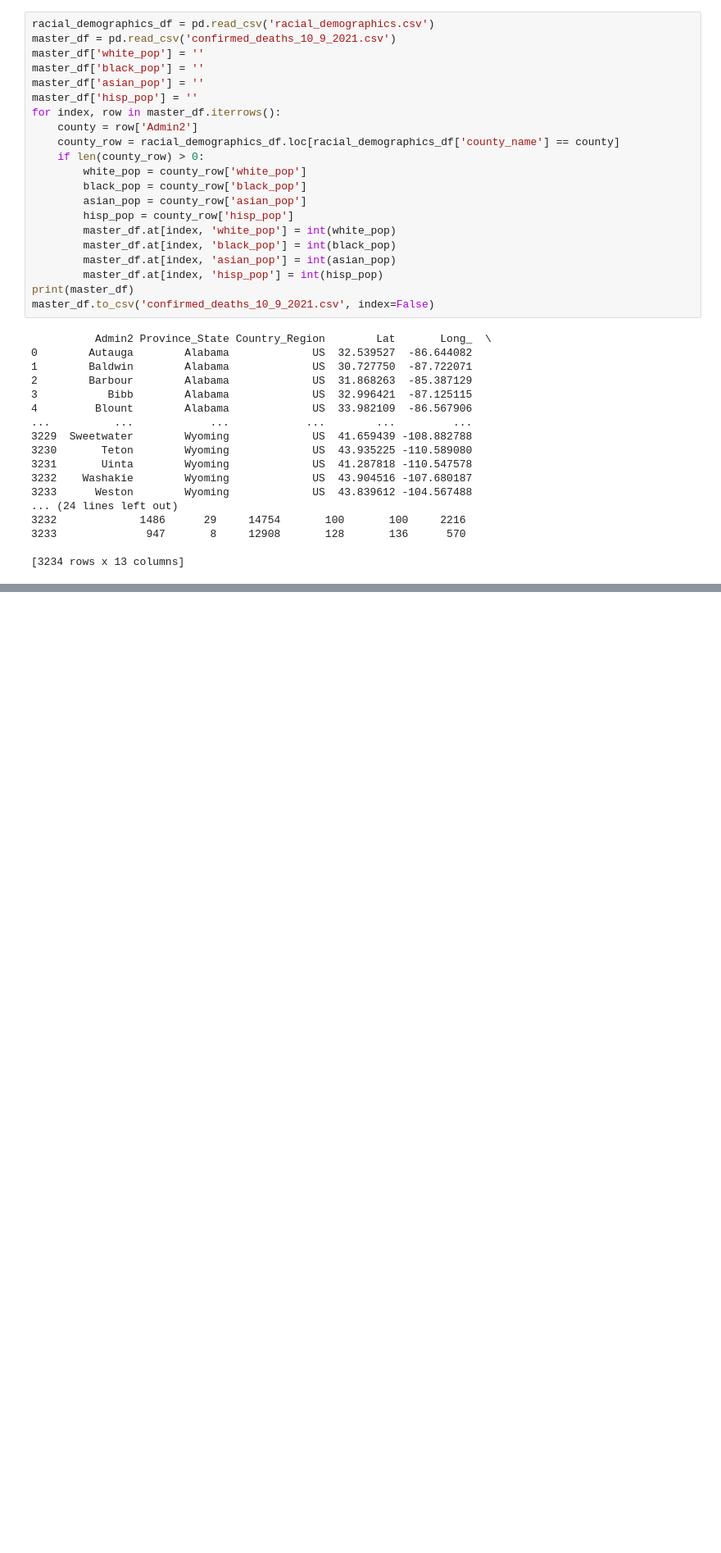
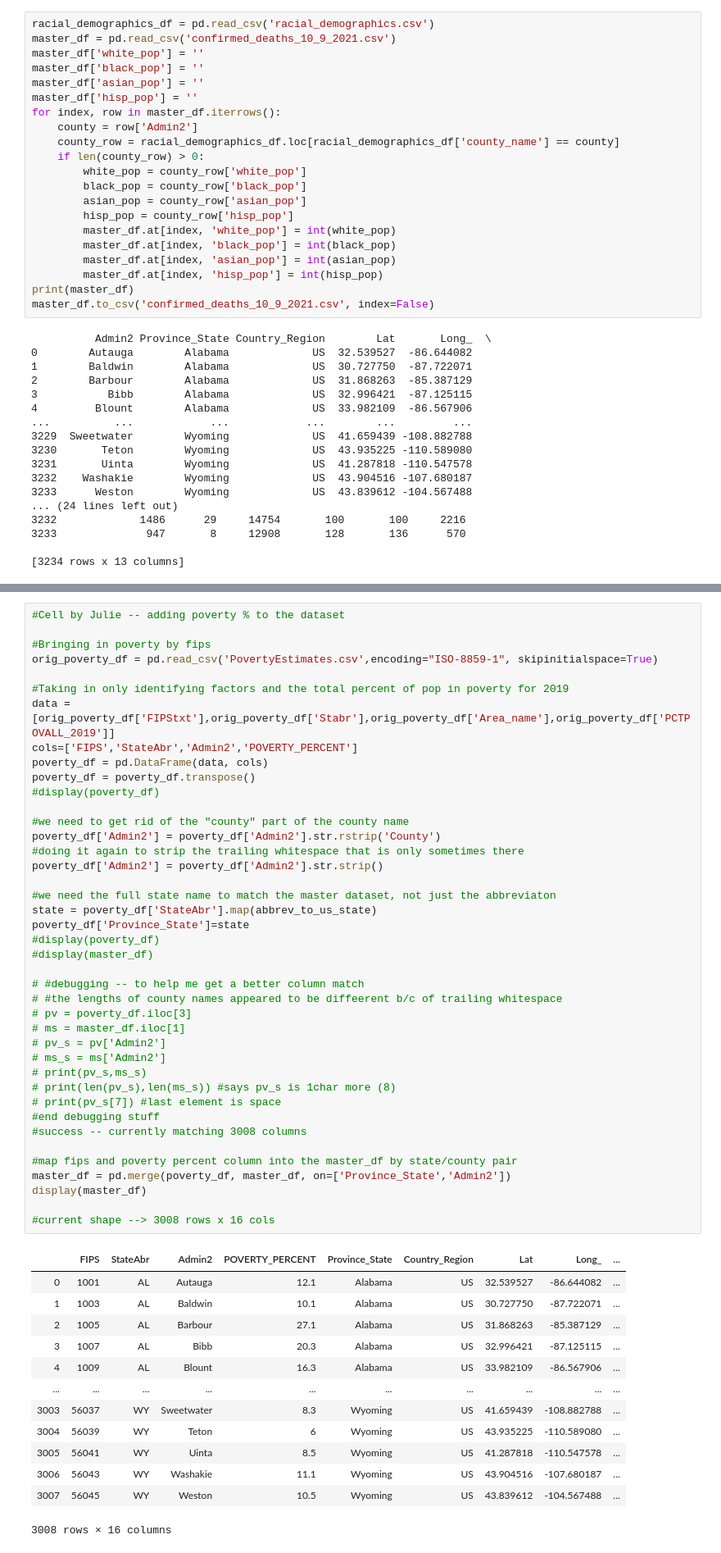
Before and after one commit to henrytan2/ML-Project, a Jupyter notebook: FinalProject.ipynb, the cells around one changed output, grey strips where cells are left out. Shown at 82% size. Drawn from its saved outputs; the diff is of its cells as text; blank space fills up the shorter version.

```diff
--- a/FinalProject.ipynb
+++ b/FinalProject.ipynb
@@ -128,0 +218,55 @@ master_df.to_csv('confirmed_deaths_10_9_2021.csv', index=False)
+# %%
+#Cell by Julie -- adding poverty % to the dataset
+
+#Bringing in poverty by fips
+orig_poverty_df = pd.read_csv('PovertyEstimates.csv',encoding="ISO-8859-1", skipinitialspace=True)
+
+#Taking in only identifying factors and the total percent of pop in poverty for 2019
+data = [orig_poverty_df['FIPStxt'],orig_poverty_df['Stabr'],orig_poverty_df['Area_name'],orig_poverty_df['PCTPOVALL_2019']]
+cols=['FIPS','StateAbr','Admin2','POVERTY_PERCENT']
+poverty_df = pd.DataFrame(data, cols)
+poverty_df = poverty_df.transpose()
+#display(poverty_df)
+
+#we need to get rid of the "county" part of the county name
+poverty_df['Admin2'] = poverty_df['Admin2'].str.rstrip('County')
+#doing it again to strip the trailing whitespace that is only sometimes there
+poverty_df['Admin2'] = poverty_df['Admin2'].str.strip()
+
+#we need the full state name to match the master dataset, not just the abbreviaton
+state = poverty_df['StateAbr'].map(abbrev_to_us_state)
+poverty_df['Province_State']=state
+#display(poverty_df)
+#display(master_df)
+
+# #debugging -- to help me get a better column match
+# #the lengths of county names appeared to be diffeerent b/c of trailing whitespace
+# pv = poverty_df.iloc[3]
+# ms = master_df.iloc[1]
+# pv_s = pv['Admin2']
+# ms_s = ms['Admin2']
+# print(pv_s,ms_s)
+# print(len(pv_s),len(ms_s)) #says pv_s is 1char more (8)
+# print(pv_s[7]) #last element is space
+#end debugging stuff
+#success -- currently matching 3008 columns
+
+#map fips and poverty percent column into the master_df by state/county pair
+master_df = pd.merge(poverty_df, master_df, on=['Province_State','Admin2'])
+display(master_df)
+
+#current shape --> 3008 rows x 16 cols
+# %% [output]
+|  | FIPS | StateAbr | Admin2 | POVERTY_PERCENT | Province_State | Country_Region | Lat | Long_ | ... |
+| 0 | 1001 | AL | Autauga | 12.1 | Alabama | US | 32.539527 | -86.644082 | ... |
+| 1 | 1003 | AL | Baldwin | 10.1 | Alabama | US | 30.727750 | -87.722071 | ... |
+| 2 | 1005 | AL | Barbour | 27.1 | Alabama | US | 31.868263 | -85.387129 | ... |
+| 3 | 1007 | AL | Bibb | 20.3 | Alabama | US | 32.996421 | -87.125115 | ... |
+| 4 | 1009 | AL | Blount | 16.3 | Alabama | US | 33.982109 | -86.567906 | ... |
+| ... | ... | ... | ... | ... | ... | ... | ... | ... | ... |
+| 3003 | 56037 | WY | Sweetwater | 8.3 | Wyoming | US | 41.659439 | -108.882788 | ... |
+| 3004 | 56039 | WY | Teton | 6 | Wyoming | US | 43.935225 | -110.589080 | ... |
+| 3005 | 56041 | WY | Uinta | 8.5 | Wyoming | US | 41.287818 | -110.547578 | ... |
+| 3006 | 56043 | WY | Washakie | 11.1 | Wyoming | US | 43.904516 | -107.680187 | ... |
+| 3007 | 56045 | WY | Weston | 10.5 | Wyoming | US | 43.839612 | -104.567488 | ... |
+3008 rows × 16 columns
```
Also changed, not shown: parts of 3 cells of this notebook, 3 other files.
